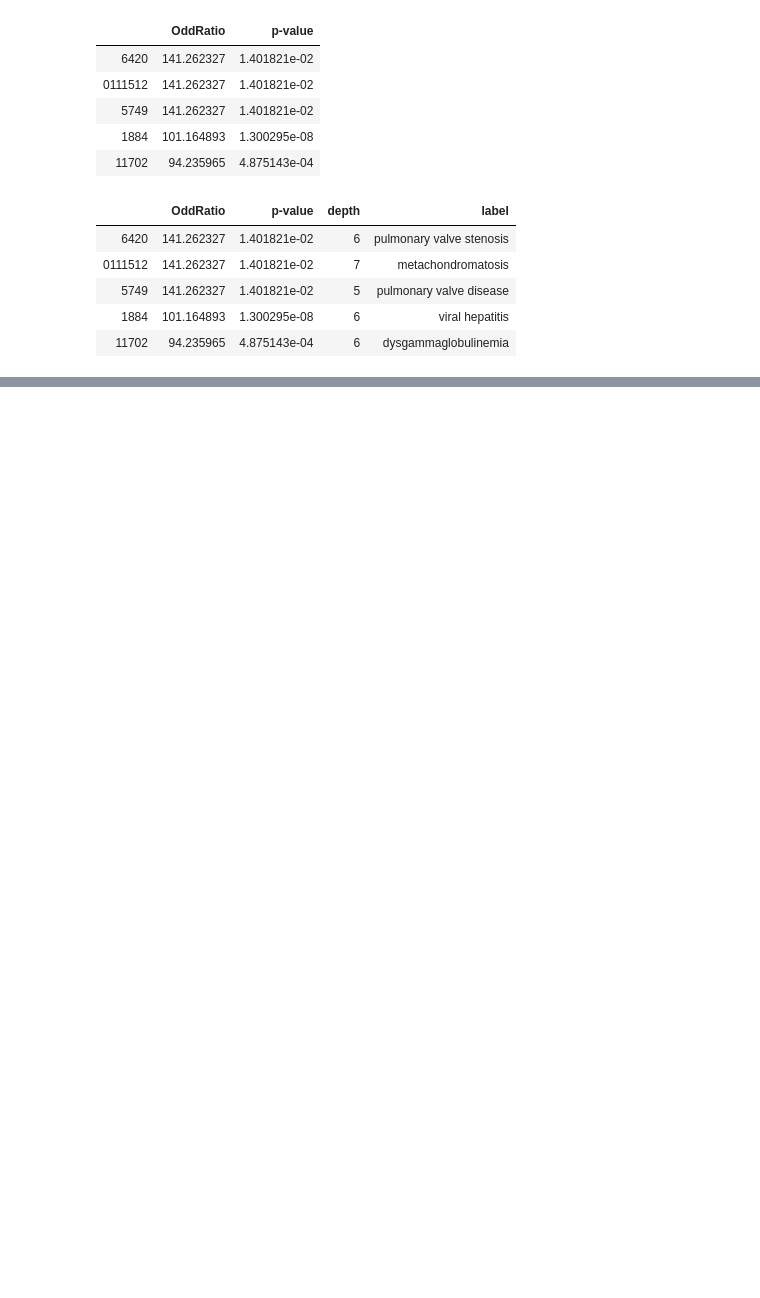
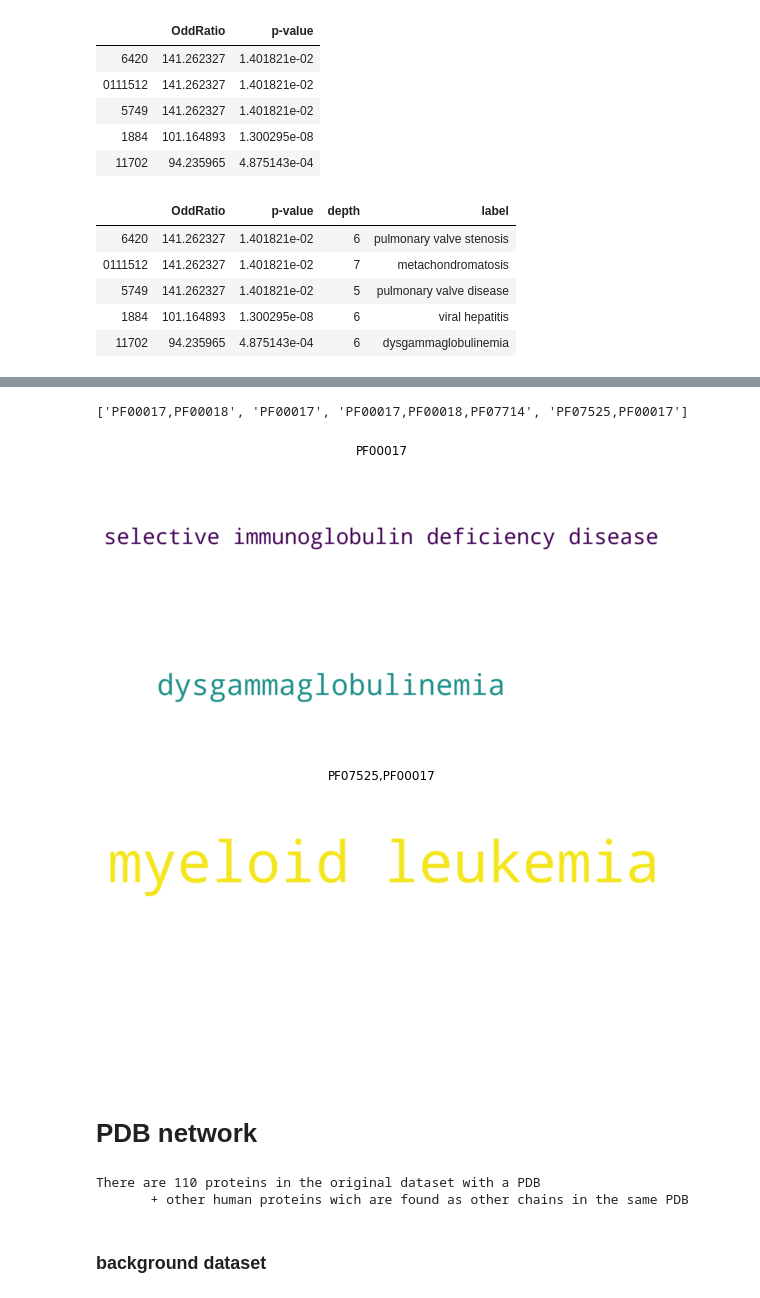
Before and after one commit to Mmiglio/BiologicalData, a Jupyter notebook: code/part2/DiseaseOntology.ipynb, the cells around one changed output, grey strips where cells are left out. Saved outputs shown, nothing was run; the diff lists cells and outputs as text; code cells hidden in the pictures; blank space fills up the shorter version.

```diff
--- a/code/part2/DiseaseOntology.ipynb
+++ b/code/part2/DiseaseOntology.ipynb
@@ -93,0 +138,15 @@ Adjusted threshold: 0.001736111111111111
+# %%
+# file containing architectures datasets
+ARCH_FILE_PATH = "../../datasets/architectures_datasets.json"
+
+# read architecture
+with open(ARCH_FILE_PATH) as f:
+    arch_dataset = json.load(f)
+# %%
+# read the original dataset (hits retrieved by our model)
+# it will be the background dataset
+with open(ORIGINAL_DATASET) as f:
+    bg_dataset = f.read().splitlines()
+# %%
+# count the anchestors for each sequence of the dataset
+background_count = count_ancestors(bg_dataset, ancestors, protein_to_do)
@@ -93,0 +198,34 @@ Adjusted threshold: 0.001736111111111111
+# %%
+# selected architecures
+list(results.keys())
+# %% [output]
+['PF00017,PF00018', 'PF00017', 'PF00017,PF00018,PF07714', 'PF07525,PF00017']
+# %%
+# draw wordcloud
+for key in filtered_results:
+
+    if filtered_results[key].shape[0] > 0:
+
+        # Num of words to be drawn
+        N = sum(filtered_results[key].OddRatio > 0)
+
+        wc = draw_word_cloud(
+            df = filtered_results[key],
+            N = N,
+            score = 'OddRatio',
+            under_represented=False
+        )
+
+        # Plot
+        plt.figure(figsize=(10, 10))
+        plt.title(key)
+        plt.imshow(wc, interpolation="bilinear")
+        plt.axis("off")
+        plt.show()
+# %% [output]
+[figure, added]
+[figure, added]
+# %% [markdown]
+<a id="pdbnetwork"></a>
+
+# PDB network
@@ -93,0 +238,10 @@ Adjusted threshold: 0.001736111111111111
+# %%
+# get the list (unique) of proteins
+dataset = dataset_df.sp_primary.unique()
+print("There are {} proteins in the original dataset with a PDB \n \
+      + other human proteins wich are found as other chains in the same PDB ".format(len(dataset)))
+# %% [output]
+There are 110 proteins in the original dataset with a PDB
+       + other human proteins wich are found as other chains in the same PDB
+# %% [markdown]
+### background dataset
```
Also changed, not shown: parts of 37 cells of this notebook, 2 other files.
